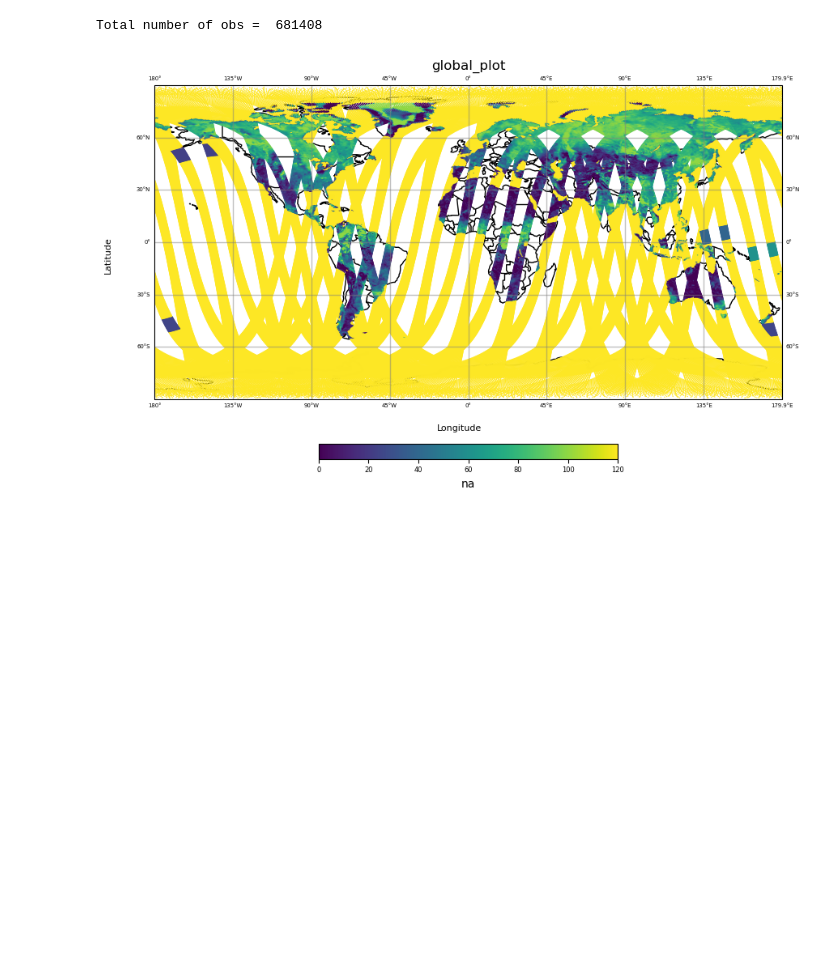
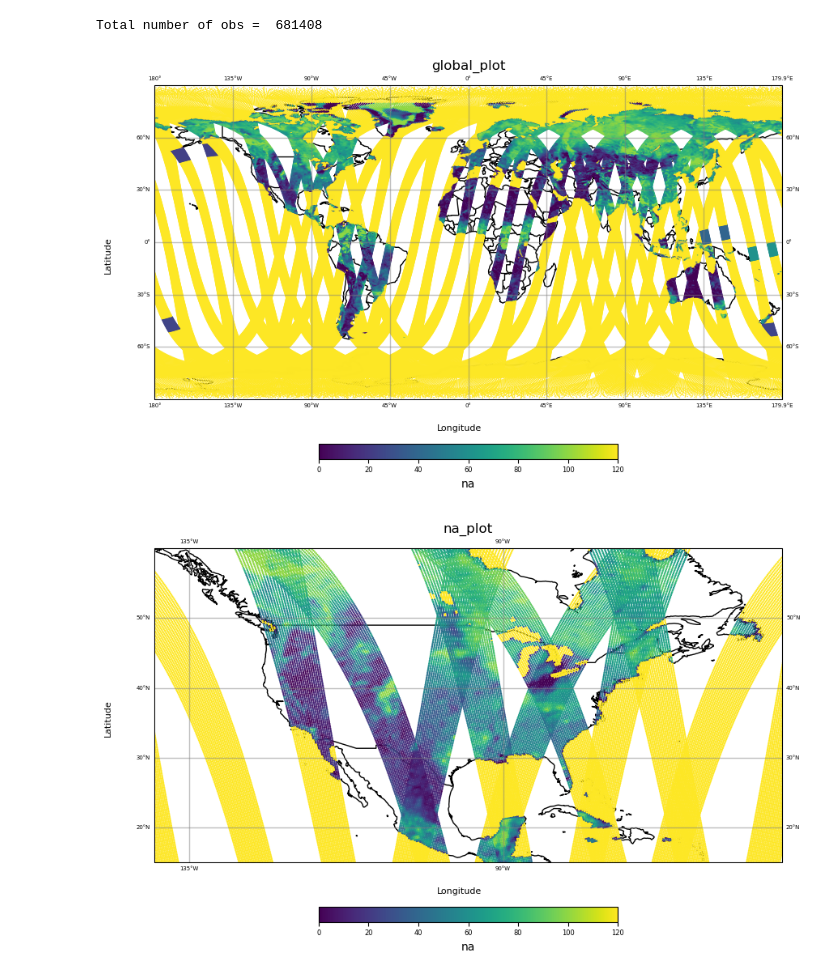
Before and after one commit to amfox37/GEOSldas_diagnostics, a Jupyter notebook: Jupyter/ASCAT_grid_plotter.ipynb, the cells around one changed output. Saved outputs shown, nothing was run; the diff lists cells and outputs as text; code cells hidden in the pictures; blank space fills up the shorter version.

```diff
--- a/Jupyter/ASCAT_grid_plotter.ipynb
+++ b/Jupyter/ASCAT_grid_plotter.ipynb
@@ -26,7 +22,10 @@ obarray[:, 1] = lon
 obarray[:, 2] = lat
 
 obarray[np.isnan(obarray)] = 120
-
-plot_global(obarray)
-# %% [output]
-[figure, removed]
+# %%
+
+plot_global(obarray)
+plot_na(obarray)
+# %% [output]
+[figure, added]
+[figure, added]
```
Also changed, not shown: parts of 3 cells of this notebook.
